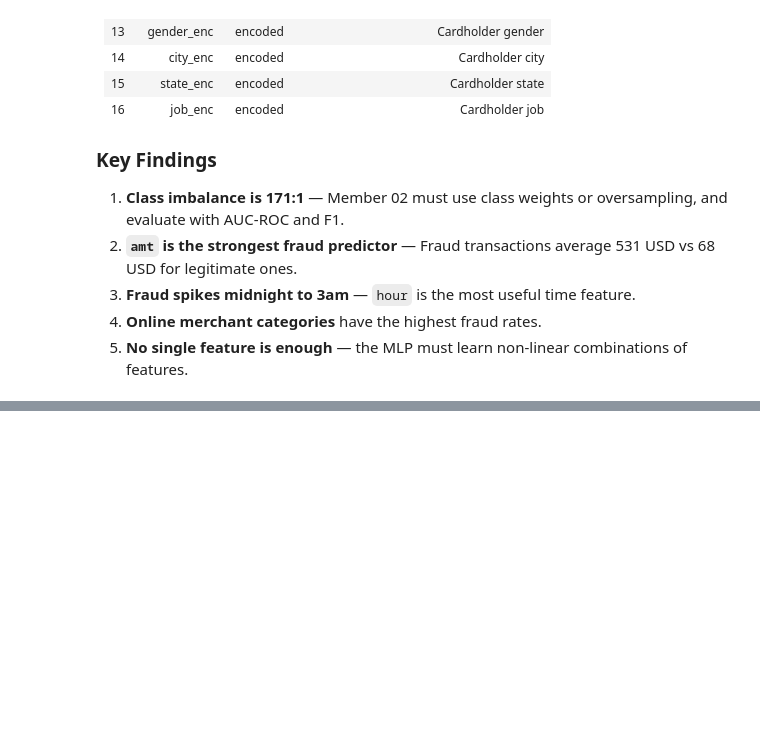
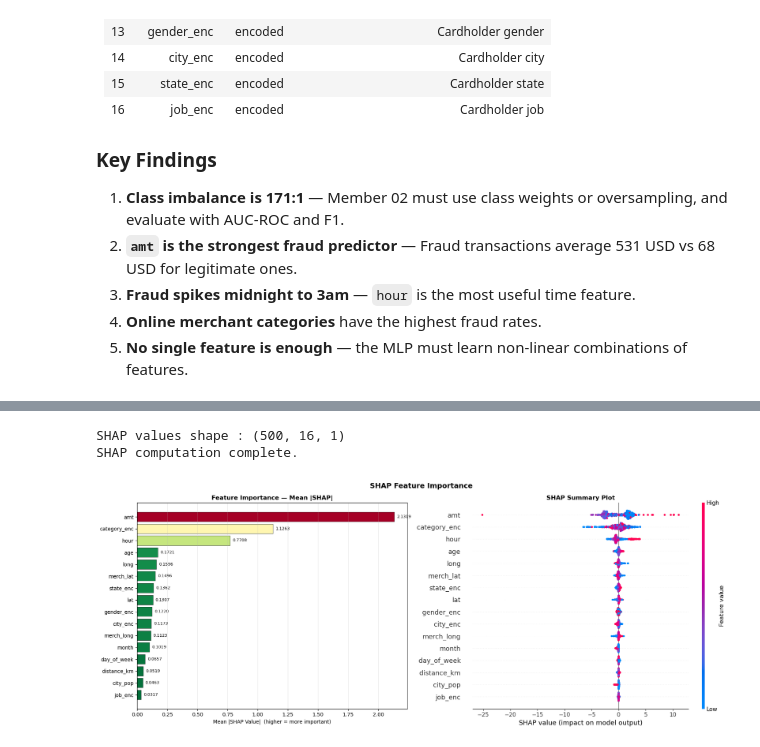
Before and after one commit to bouchra147587/p009-security, a Jupyter notebook: P009-Model-Inversion-Attack-Defense.ipynb, the cells around one changed output, grey strips where cells are left out. Saved outputs shown, nothing was run; the diff lists cells and outputs as text; code cells hidden in the pictures; blank space fills up the shorter version.

```diff
--- a/P009-Model-Inversion-Attack-Defense.ipynb
+++ b/P009-Model-Inversion-Attack-Defense.ipynb
@@ -795,0 +1445,67 @@ Files saved:
+# %%
+best_model.eval()
+
+bg_idx  = np.random.choice(len(X_tr), size=1000, replace=False)
+bg_data = X_tr[bg_idx].to(DEVICE)
+
+ex_idx  = np.random.choice(len(X_te), size=500, replace=False)
+ex_data = X_te[ex_idx].to(DEVICE)
+
+explainer   = shap.DeepExplainer(best_model, bg_data)
+shap_values = explainer.shap_values(ex_data)          # shape: (500, 16)
+
+if isinstance(shap_values, list):
+    shap_values = shap_values[0]
+
+shap_vals_np = shap_values if isinstance(shap_values, np.ndarray) else shap_values.cpu().numpy()
+ex_data_np   = ex_data.cpu().numpy()
+
+print(f'SHAP values shape : {shap_vals_np.shape}')
+print('SHAP computation complete.')
+# %% [output]
+SHAP values shape : (500, 16, 1)
+SHAP computation complete.
+# %%
+if shap_vals_np.ndim == 3:
+    shap_vals_np = shap_vals_np[:, :, 0]
+elif shap_vals_np.ndim > 2:
+    raise ValueError(f"Unexpected SHAP shape: {shap_vals_np.shape}")
+
+mean_abs_shap = np.abs(shap_vals_np).mean(axis=0).flatten()  # ensure 1D
+
+shap_df = pd.DataFrame({
+    'Feature': FEATURE_NAMES,
+    'Mean |SHAP|': mean_abs_shap
+}).sort_values('Mean |SHAP|', ascending=True)
+
+# Plot
+fig, axes = plt.subplots(1, 2, figsize=(18, 7))
+
+# Bar chart
+colors_bar = plt.cm.RdYlGn_r(shap_df['Mean |SHAP|'] / shap_df['Mean |SHAP|'].max())
+bars = axes[0].barh(shap_df['Feature'], shap_df['Mean |SHAP|'],
+                    color=colors_bar, edgecolor='black', linewidth=0.4)
+for bar, val in zip(bars, shap_df['Mean |SHAP|']):
+    axes[0].text(bar.get_width() + shap_df['Mean |SHAP|'].max() * 0.01,
+                 bar.get_y() + bar.get_height()/2,
+                 f'{val:.4f}', va='center', fontsize=8)
+axes[0].set_xlabel('Mean |SHAP Value|  (higher = more important)')
+axes[0].set_title('Feature Importance — Mean |SHAP|', fontweight='bold')
+axes[0].grid(True, alpha=0.3, axis='x')
+
+# SHAP summary plot (beeswarm)
+shap.summary_plot(shap_vals_np, ex_data_np, feature_names=FEATURE_NAMES,
+                  show=False, plot_size=None, color_bar=True)
+plt.sca(axes[1])  # redirect to our axis
+axes[1].set_title('SHAP Summary Plot', fontweight='bold')
+
+plt.suptitle('SHAP Feature Importance', fontsize=14, fontweight='bold')
+plt.tight_layout()
+plt.savefig('plot9_shap_importance.png', dpi=150, bbox_inches='tight')
+plt.show()
+
+print('\nFeature ranking by importance:')
+for rank, row in enumerate(shap_df.sort_values('Mean |SHAP|', ascending=False).itertuples(), 1):
+    print(f'  {rank:>2}. {row.Feature:<20}  {row._2:.5f}')
+# %% [output]
+[figure, added]
```
Also changed, not shown: parts of 47 cells of this notebook.
